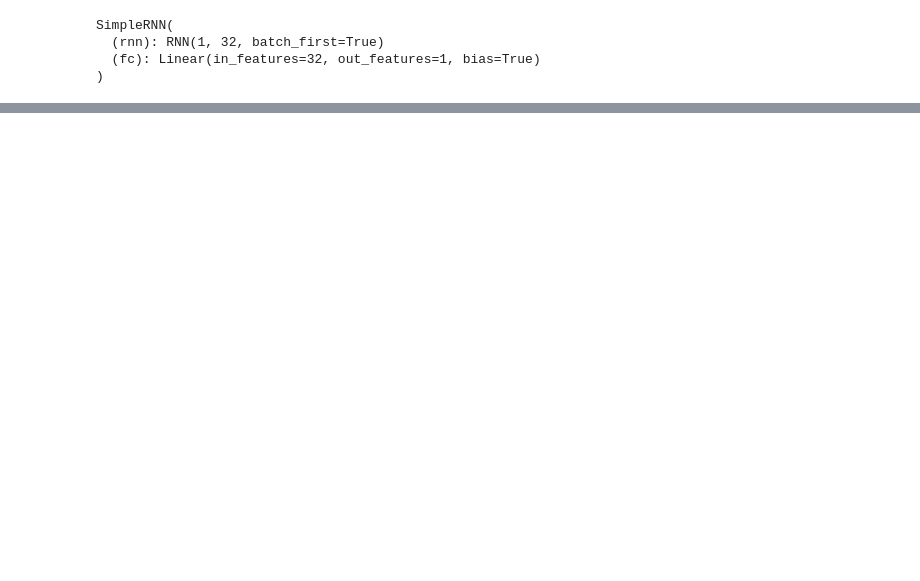
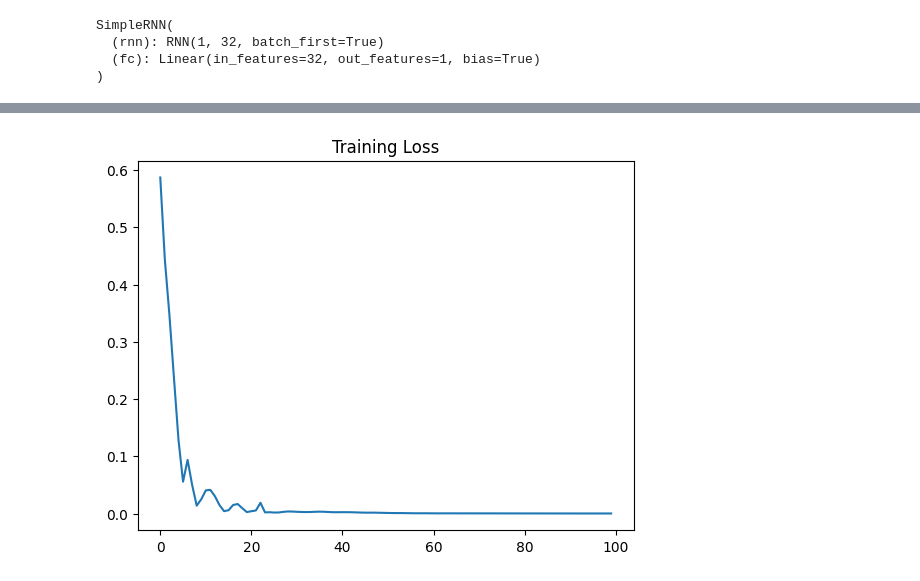
Before and after one commit to helia-mirhosseini/AI_Course, a Jupyter notebook: chpter4/01_RNN_Fundamentals.ipynb, the cells around one changed output, grey strips where cells are left out. Drawn from its saved outputs; the diff is of its cells as text; code cells hidden in the pictures; blank space fills up the shorter version.

```diff
--- a/chpter4/01_RNN_Fundamentals.ipynb
+++ b/chpter4/01_RNN_Fundamentals.ipynb
@@ -216,0 +541,33 @@ SimpleRNN(
+# %%
+# Hyperparameters
+learning_rate = 0.01
+num_epochs = 100
+
+criterion = nn.MSELoss()
+optimizer = torch.optim.Adam(model.parameters(), lr=learning_rate)
+
+# Training Loop
+train_losses = []
+
+for epoch in range(num_epochs):
+    model.train()
+
+    # 1. Forward Pass
+    outputs = model(X_train)
+    loss = criterion(outputs, y_train)
+
+    # 2. Backward Pass
+    optimizer.zero_grad()
+    loss.backward()
+    optimizer.step()
+
+    train_losses.append(loss.item())
+
+    if (epoch+1) % 10 == 0:
+        print(f'Epoch [{epoch+1}/{num_epochs}], Loss: {loss.item():.6f}')
+
+# Plot Loss
+plt.plot(train_losses)
+plt.title("Training Loss")
+plt.show()
+# %% [output]
@@ -216,0 +584 @@ SimpleRNN(
+[figure, added]
```
Also changed, not shown: parts of 10 cells of this notebook.
